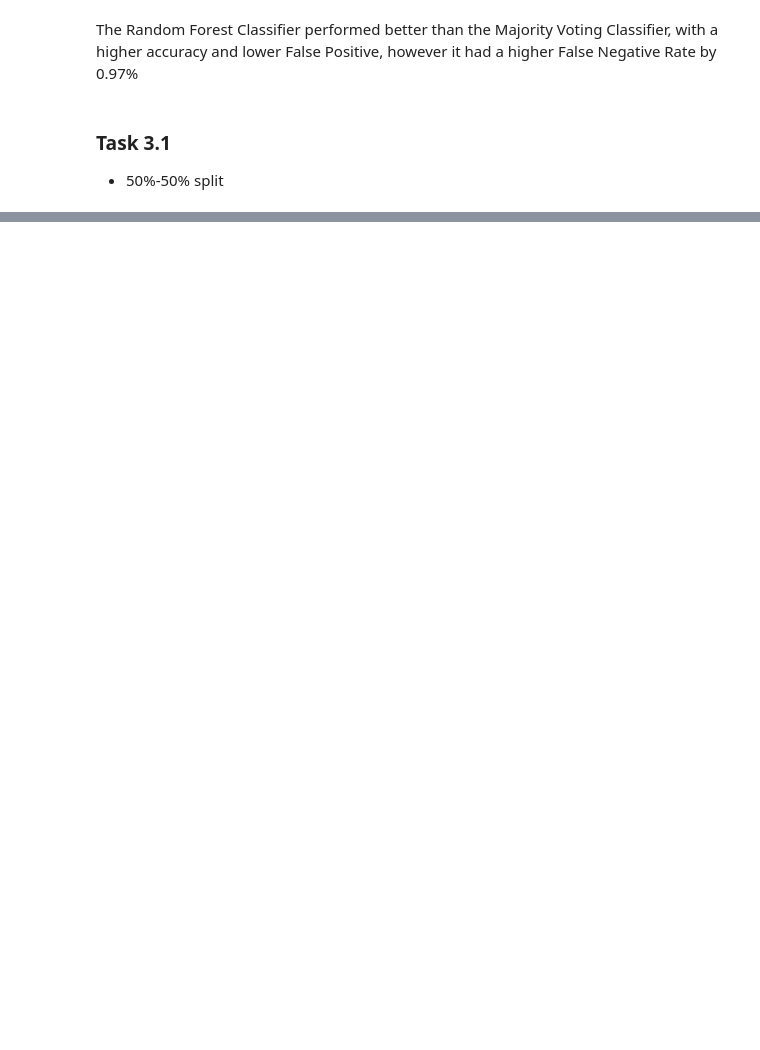
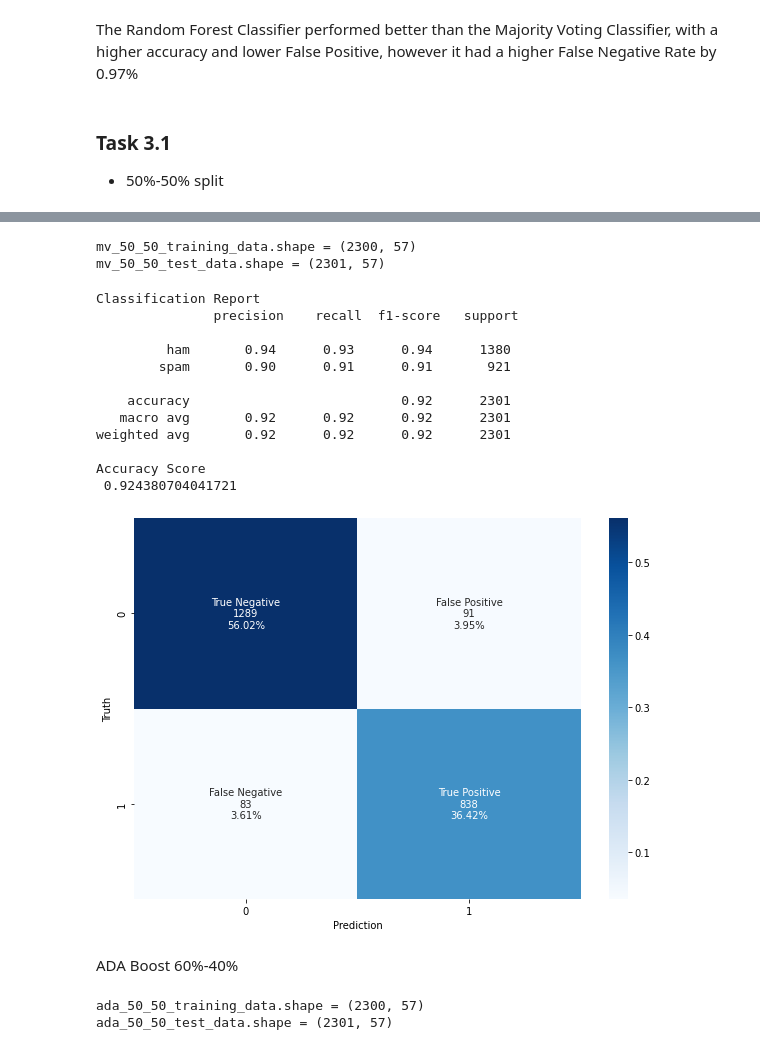
Before and after one commit to BbBot64/Statistics_for_Data_Science, a Jupyter notebook: Project_02/Ortiz_Jason_Project_2_Submission.ipynb, the cells around one changed output, grey strips where cells are left out. Cells and saved outputs as stored; diff of their text form; code cells hidden in the pictures; blank space fills up the shorter version.

```diff
--- a/Project_02/Ortiz_Jason_Project_2_Submission.ipynb
+++ b/Project_02/Ortiz_Jason_Project_2_Submission.ipynb
@@ -268,0 +303,34 @@ Accuracy Score
+# %%
+mv_60_40_training_data, mv_60_40_training_target = mv_60_40_train_set[non_class_features], mv_60_40_train_set['Class']
+mv_60_40_test_data, mv_60_40_test_target = mv_60_40_test_set[non_class_features], mv_60_40_test_set['Class']
+# %%
+print(f'{mv_60_40_training_data.shape = }\n{mv_60_40_test_data.shape = }')
+# %% [output]
+mv_50_50_training_data.shape = (2300, 57)
+mv_50_50_test_data.shape = (2301, 57)
+# %%
+decision_tree_mv_60_40 = DecisionTreeClassifier().fit(mv_60_40_training_data, mv_60_40_training_target)
+gauss_nb_mv_60_40 = GaussianNB().fit(mv_60_40_training_data, mv_60_40_training_target)
+logistic_regression_mv_60_40 = LogisticRegression(max_iter=5000).fit(mv_60_40_training_data, mv_60_40_training_target)
+# %%
+mv_60_40_classifier = VotingClassifier(estimators=[('DT', decision_tree_mv_60_40), ('GNB', gauss_nb_mv_60_40), ('LR', logistic_regression_mv_60_40)], voting='hard')
+mv_60_40_classifier = mv_60_40_classifier.fit(mv_60_40_training_data, mv_60_40_training_target)
+mv_60_40_classifier_predict = mv_60_40_classifier.predict(mv_60_40_test_data)
+# %%
+rate_classifier(mv_60_40_test_target, mv_60_40_classifier_predict)
+# %% [output]
+Classification Report
+               precision    recall  f1-score   support
+
+         ham       0.94      0.93      0.94      1380
+        spam       0.90      0.91      0.91       921
+
+    accuracy                           0.92      2301
+   macro avg       0.92      0.92      0.92      2301
+weighted avg       0.92      0.92      0.92      2301
+
+Accuracy Score
+ 0.924380704041721
+[figure, added]
+# %% [markdown]
+ADA Boost 60%-40%
@@ -268,0 +342,5 @@ Accuracy Score
+# %%
+print(f'{ada_60_40_training_data.shape = }\n{ada_60_40_test_data.shape = }')
+# %% [output]
+ada_50_50_training_data.shape = (2300, 57)
+ada_50_50_test_data.shape = (2301, 57)
```
Also changed, not shown: parts of 55 cells of this notebook.
